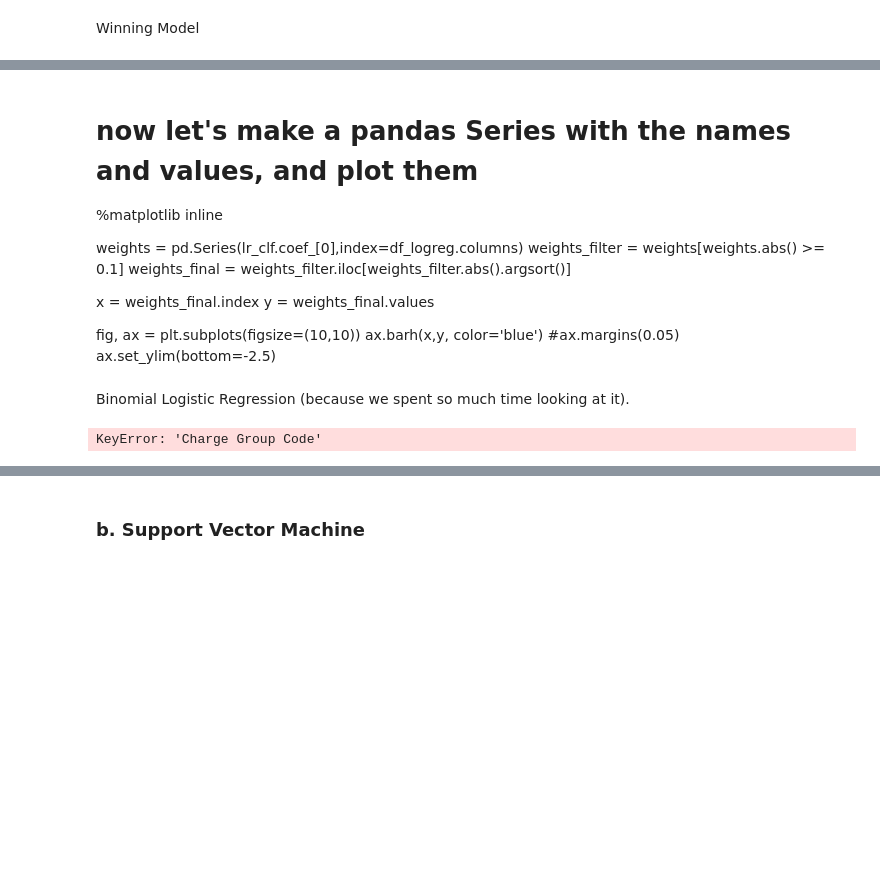
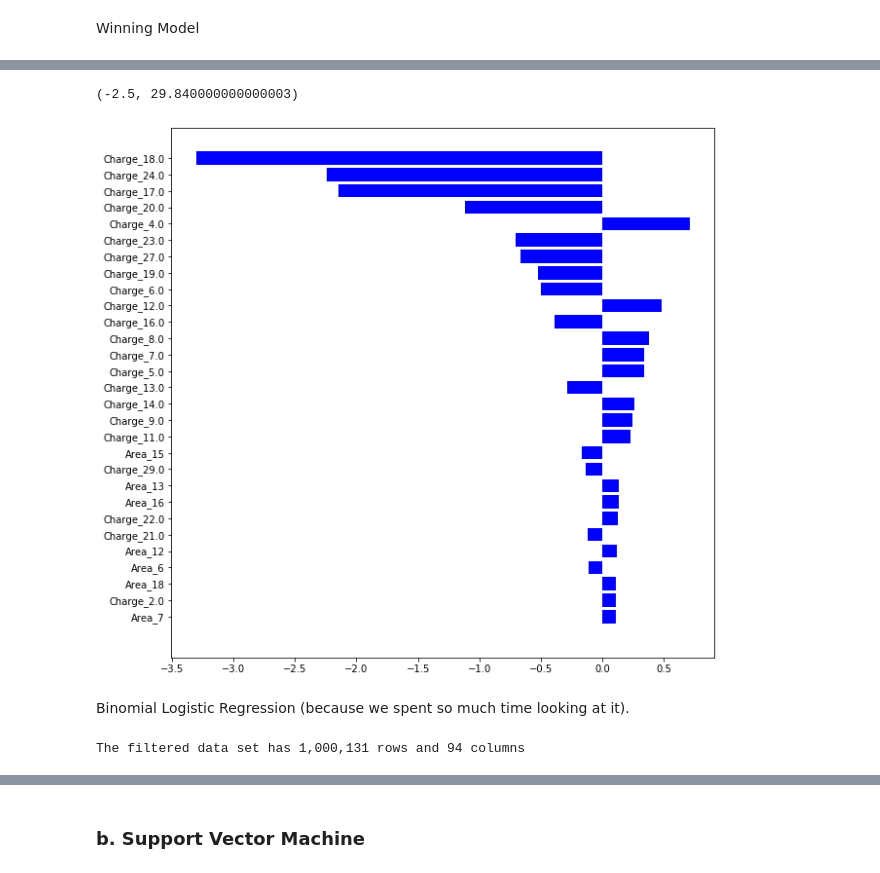
Before and after one commit to EdwardAF-IT/machine-learning-i-group-project, a Jupyter notebook: Code/minilab_FordFryNavaTan_Final_v1.ipynb, the cells around one changed output, grey strips where cells are left out. Cells and saved outputs as stored; diff of their text form; code cells hidden in the pictures; blank space fills up the shorter version.

```diff
--- a/Code/minilab_FordFryNavaTan_Final_v1.ipynb
+++ b/Code/minilab_FordFryNavaTan_Final_v1.ipynb
@@ -590,0 +578,21 @@ Wall time: 6min 57s
+# %%
+%%time
+
+lr_clf = LogisticRegression(multi_class='multinomial', penalty='l2', solver='lbfgs',random_state=1234, class_weight='balanced')
+yhat=np.zeros(y.shape)
+std_scl = StandardScaler()
+
+# create the pipline
+piped_object = Pipeline([('scale', std_scl), ('logit_model', lr_clf)])
+
+# run the pipline corssvalidated
+for train, test in cv_object2.split(X,y):
+    piped_object.fit(X[train],y[train])  # train object
+    yhat[test] = piped_object.predict(X[test])
+
+# it is a little odd getting trained objects from a  pipeline:
+trained_model_from_pipeline = piped_object.named_steps['logit_model']
+print("confusion matrix\n",mt.confusion_matrix(y,yhat))
+print("accuracy", mt.accuracy_score(y,yhat))
+print("precision", mt.precision_score(y,yhat,average='weighted'))
+print("recall", mt.recall_score(y,yhat,average='weighted'))
@@ -598,32 +636,35 @@ for coef, name in zipped:
 # %% [markdown]
 <a id = 'Section_3_b_feature_importance'></a>
-# %% [markdown]
-# now let's make a pandas Series with the names and values, and plot them
-%matplotlib inline
-
-weights = pd.Series(lr_clf.coef_[0],index=df_logreg.columns)
-weights_filter = weights[weights.abs() >= 0.1]
-weights_final = weights_filter.iloc[weights_filter.abs().argsort()]
-
-x = weights_final.index
-y = weights_final.values
-
-fig, ax = plt.subplots(figsize=(10,10))
-ax.barh(x,y, color='blue')
-#ax.margins(0.05)
-ax.set_ylim(bottom=-2.5)
+# %%
+# now let's make a pandas Series with the names and values, and plot them
+%matplotlib inline
+
+weights = pd.Series(trained_model_from_pipeline.coef_[0],index=df_logreg.columns)
+weights_filter = weights[weights.abs() >= 0.1]
+weights_final = weights_filter.iloc[weights_filter.abs().argsort()]
+
+x = weights_final.index
+y = weights_final.values
+
+fig, ax = plt.subplots(figsize=(10,10))
+ax.barh(x,y, color='blue')
+#ax.margins(0.05)
+ax.set_ylim(bottom=-2.5)
+# %% [output]
+(-2.5, 29.840000000000003)
+[figure, added]
 # %% [markdown]
 Binomial Logistic Regression (because we spent so much time looking at it).
 # %%
 charge_codes_exclude= ['3.0','18.0','19.0','25.0','27.0','29.0','99.0','nan']
-df2 = df2[~df2['Charge Group Code'].isin(charge_codes_exclude) ]
-df2.drop(df2[df2['Arrest Type Code'] == 2].index, inplace = True)
-df2.drop(df2[df2['Arrest Type Code'] == 3].index, inplace = True)
+df_binary = df_binary[~df_binary['Charge Group Code'].isin(charge_codes_exclude) ]
+df_binary.drop(df_binary[df_binary['Arrest Type Code'] == 2].index, inplace = True)
+df_binary.drop(df_binary[df_binary['Arrest Type Code'] == 3].index, inplace = True)
 
-df2.drop(['Sex Code','Descent Code','arrest_day_of_week','Area ID','Reporting District','Charge Group Code',
+df_binary.drop(['Sex Code','Descent Code','arrest_day_of_week','Area ID','Reporting District','Charge Group Code',
          'Location','arrest_year','Age','Hour','arrest_month'], axis=1, inplace=True)
 
-print("The filtered data set has {:,} rows and {:,} columns".format(*df2.shape))
+print("The filtered data set has {:,} rows and {:,} columns".format(*df_binary.shape))
 # %% [output]
-KeyError: 'Charge Group Code'
+The filtered data set has 1,000,131 rows and 94 columns
 # %%
```
Also changed, not shown: parts of 26 cells of this notebook.
